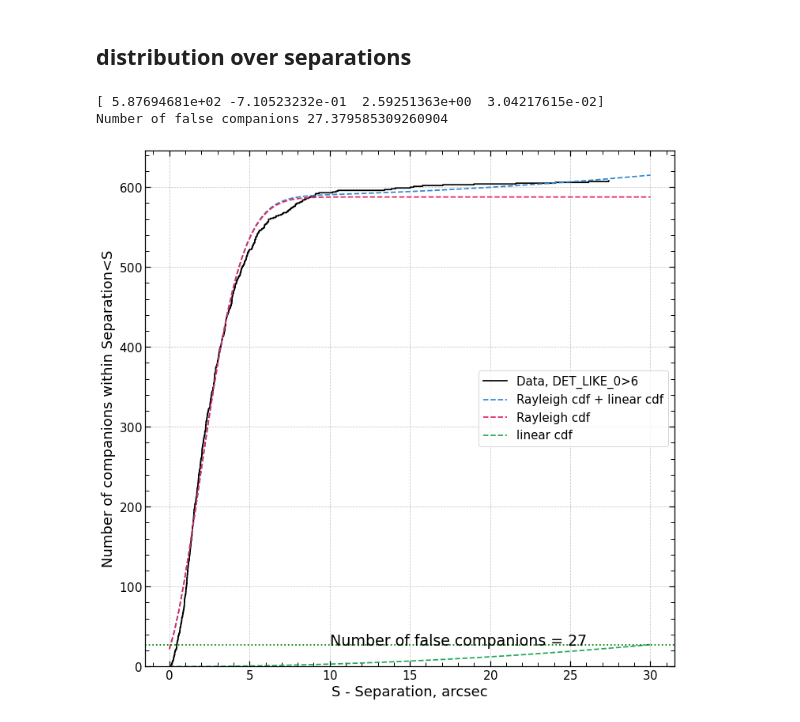
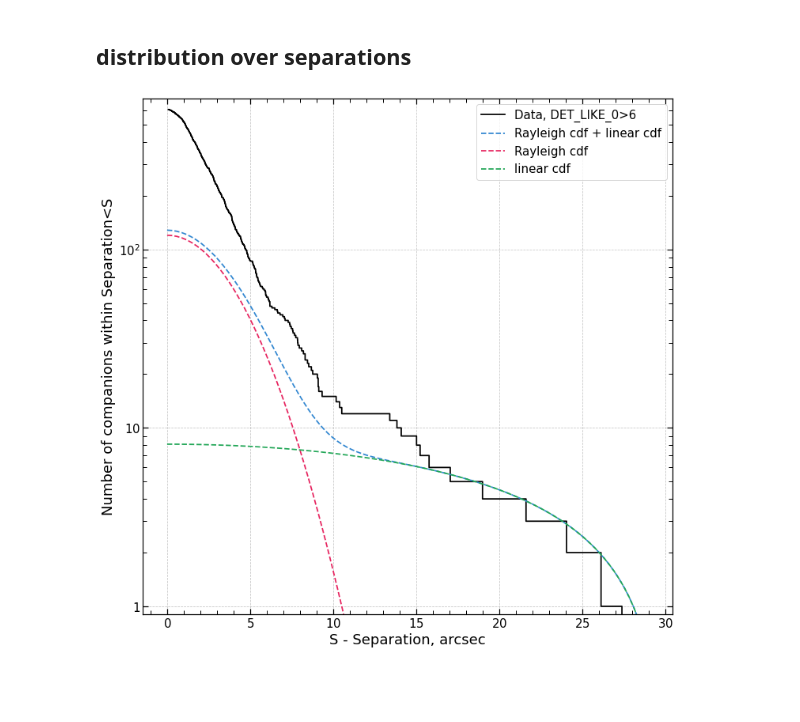
Before and after one commit to SergeiDBykov/lockman_hole, a Jupyter notebook: 2_desi-validation-catalog/1_validation-counterparts.ipynb, the cells around one changed output. Saved outputs shown, nothing was run; the diff lists cells and outputs as text; code cells hidden in the pictures; blank space fills up the shorter version.

```diff
--- a/2_desi-validation-catalog/1_validation-counterparts.ipynb
+++ b/2_desi-validation-catalog/1_validation-counterparts.ipynb
@@ -124,0 +163,11 @@ cross-matches: only one csc within 30 arcsec and it is unique for the eROSITA so
+# %%
+ig = cross_match_data_frames(ero_df, csc_df,
+ 'RA_fin', 'DEC_fin', 'ra', 'dec', match_radius = 30, df_prefix = 'csc')
+
+ero_csc = ero_csc_orig.query("csc_n_near==1 & csc_n_matches==1")
+
+ero_csc = ero_csc.query("csc_secure==True")
+print('SECURITY FILTER APPLIED (CSC)')
+print('cross-matches: only one csc within 30 arcsec and it is unique for the eROSITA source', ero_csc.shape[0])
+assert len(ero_csc) == ero_csc.csc_name.nunique()
+ero_csc.sample(5)
@@ -356,52 +533,53 @@ rayleigh_plot(final_ctps.query('DET_LIKE_0>15'), sep_col='sep_ero_desi', pos_err
 # %% [markdown]
 ## distribution over separations
 # %%
+%matplotlib inline
 query = 'DET_LIKE_0>6'
 seps = final_ctps.query(query)['sep_ero_desi']
-
 sep_bins = np.linspace(0, 30, 300)
 
 sep_hist, bin_edges = np.histogram(seps, bins=sep_bins)
 sep_hist = np.cumsum(sep_hist)
 hist_area = sep_hist
 sep_axis = (bin_edges[1:] + bin_edges[:-1])/2
 fig,  ax =  plt.subplots( figsize = (12,12))
 
 #ax.bar(sep_axis, hist_area, width = 1, alpha = 0.4)
-sns.ecdfplot(seps, color='k', ax = ax, stat='count', log_scale=False, label = 'Data, '+query )
+sns.ecdfplot(seps, color='k', ax = ax, stat='count', log_scale=False, label = 'Data, '+query , complementary=True)
 ax.set_xlabel('S - Separation, arcsec')
 ax.set_ylabel('Number of companions within Separation<S')
 
 
 from scipy.optimize import curve_fit
 from scipy import stats
 def gaus_cdf(x,N,sep0,sep_sigma):
     #return N*stats.norm.cdf(x, loc=sep0, scale=sep_sigma)
-    return N*stats.rayleigh.cdf(x, loc=sep0, scale=sep_sigma)
+    return N*(1-stats.rayleigh.cdf(x, loc=sep0, scale=sep_sigma))
 
 def linear_cdf(x,a):
     #b = -60*a
     #return a*x**2+b*x
-    return a*x**2
+    #return a*x**2
+    return a *(30**2-x**2)
 
 def model_cdf(x, N, sep0, sep_sigma, a):
-    return gaus_cdf(x,N,sep0,sep_sigma) + linear_cdf(x,a)
+    return gaus_cdf(x,N,sep0,sep_sigma)  + linear_cdf(x,a)
 
-
-#[4.65170706e+03 3.51493202e+00 2.14801955e+00 9.63700566e+00]
-popt, pcov = curve_fit(model_cdf, sep_axis, hist_area, p0=[4.6e3, 3, 2,  0])
-print(popt)
-x = np.linspace(0, 30, 100)
+#popt, pcov = curve_fit(model_cdf, sep_axis, hist_area, p0=[1, 1, 2,  0])
+#print(popt)
+popt = [120, 0,  3.4, 0.9e-2]
+x = np.linspace(0, 29, 100)
 ax.plot(x, model_cdf(x, *popt), 'C0--', label = 'Rayleigh cdf + linear cdf')
 ax.plot(x, gaus_cdf(x, *popt[:3]), 'C1--', label = 'Rayleigh cdf')
 ax.plot(x, linear_cdf(x, *popt[3:]), 'C2--', label = 'linear cdf')
 ax.legend()
-n_false  =linear_cdf(30, *popt[3:])
-ax.axhline(n_false, color='g', linestyle=':')
-ax.text(10, n_false+n_false/2, 'Number of false companions = {:.0f}'.format(n_false),  va='top', ha='left', fontsize = 19)
+#n_false  =linear_cdf(30, *popt[3:])
+#ax.axhline(n_false, color='g', linestyle=':')
+#ax.text(10, n_false+n_false/2, 'Number of false companions = {:.0f}'.format(n_false),  va='top', ha='left', fontsize = 19)
 
-print('Number of false companions', n_false)
+#print('Number of false companions', n_false)
+ax.set_yscale('log')
+ax.set_ylim(0.9, 700)
+plt.show()
 # %% [output]
-[ 5.87694681e+02 -7.10523232e-01  2.59251363e+00  3.04217615e-02]
-Number of false companions 27.379585309260904
-[figure, old version]
+[figure, new version]
```
Also changed, not shown: parts of 25 cells of this notebook, 8 other files.
